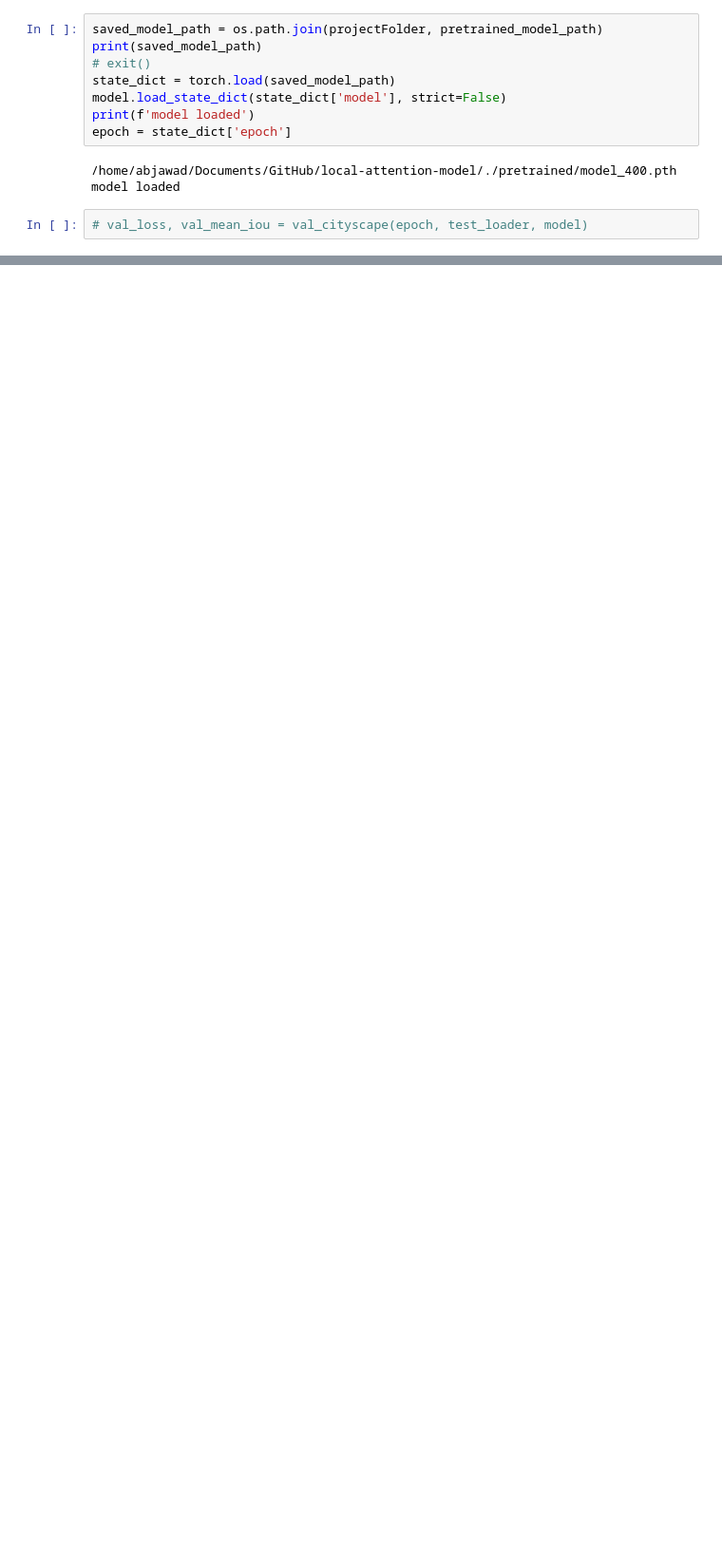
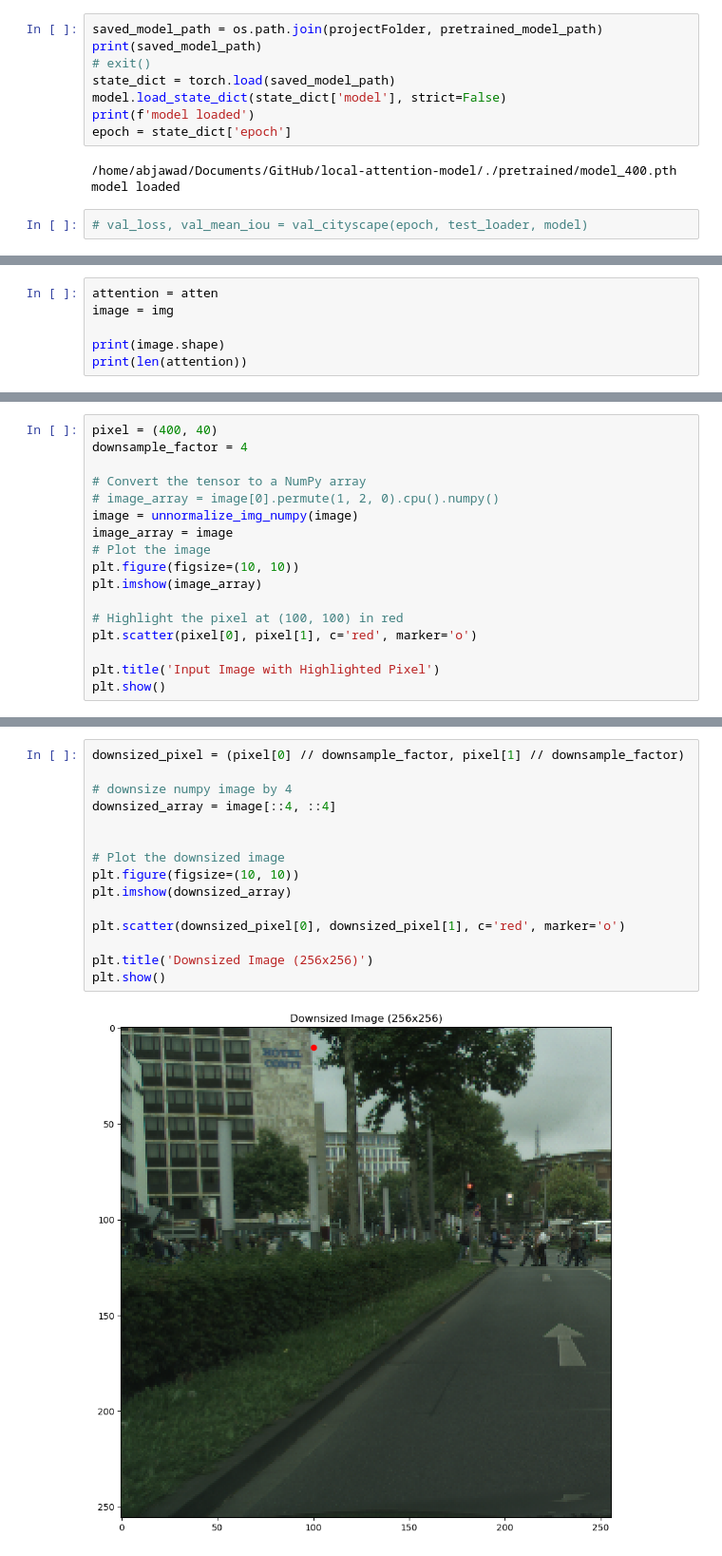
Before and after one commit to mahfuzalhasan/local-attention-model, a Jupyter notebook: notebooks/atten_viz_pretrained.ipynb, the cells around one changed output, grey strips where cells are left out. Shown at 95% size. Saved outputs shown, nothing was run; the diff lists cells and outputs as text; blank space fills up the shorter version.

Commit message:
attention by patch

```diff
--- a/notebooks/atten_viz_pretrained.ipynb
+++ b/notebooks/atten_viz_pretrained.ipynb
@@ -167,0 +141,6 @@ print(np.unique(mat))
+# %%
+attention = atten
+image = img
+
+print(image.shape)
+print(len(attention))
@@ -167,0 +210,17 @@ print(np.unique(mat))
+# %%
+pixel = (400, 40)
+downsample_factor = 4
+
+# Convert the tensor to a NumPy array
+# image_array = image[0].permute(1, 2, 0).cpu().numpy()
+image = unnormalize_img_numpy(image)
+image_array = image
+# Plot the image
+plt.figure(figsize=(10, 10))
+plt.imshow(image_array)
+
+# Highlight the pixel at (100, 100) in red
+plt.scatter(pixel[0], pixel[1], c='red', marker='o')
+
+plt.title('Input Image with Highlighted Pixel')
+plt.show()
@@ -167,0 +229,17 @@ print(np.unique(mat))
+# %%
+downsized_pixel = (pixel[0] // downsample_factor, pixel[1] // downsample_factor)
+
+# downsize numpy image by 4
+downsized_array = image[::4, ::4]
+
+
+# Plot the downsized image
+plt.figure(figsize=(10, 10))
+plt.imshow(downsized_array)
+
+plt.scatter(downsized_pixel[0], downsized_pixel[1], c='red', marker='o')
+
+plt.title('Downsized Image (256x256)')
+plt.show()
+# %% [output]
+[figure, added]
```
Also changed, not shown: parts of 11 cells of this notebook, 16 other files.
